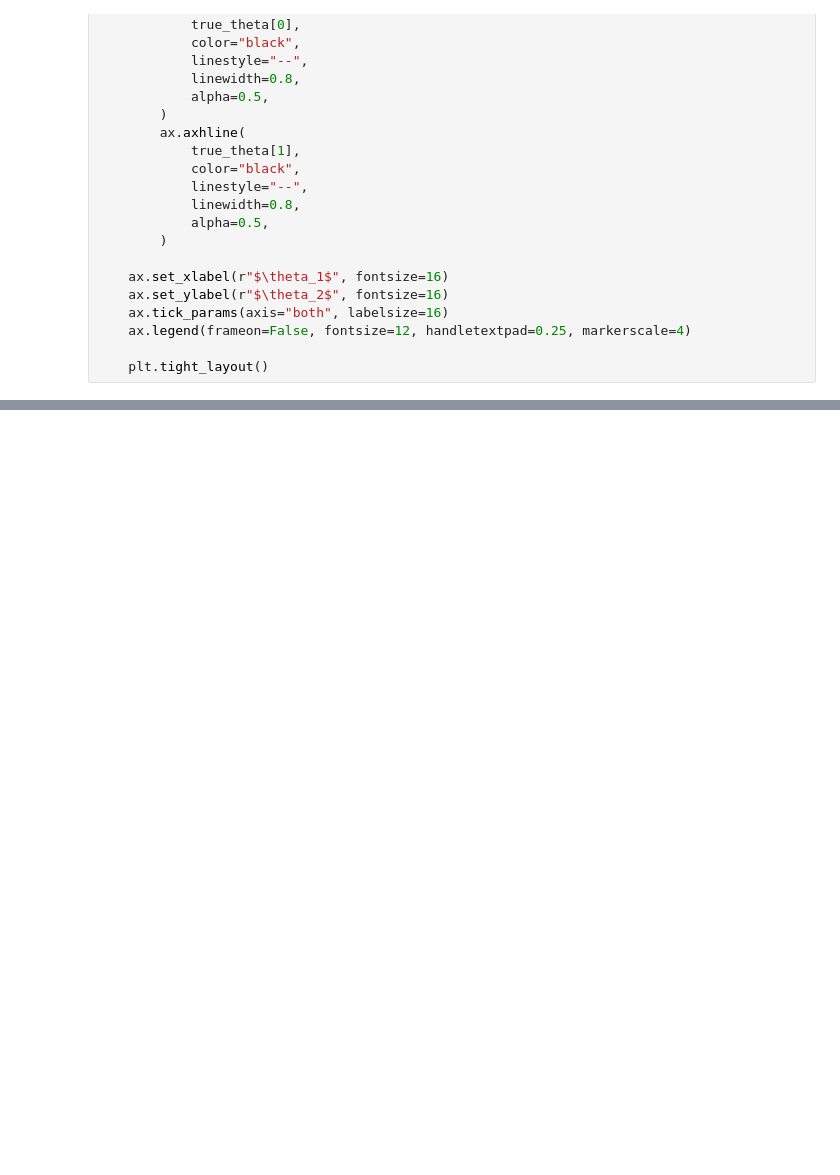
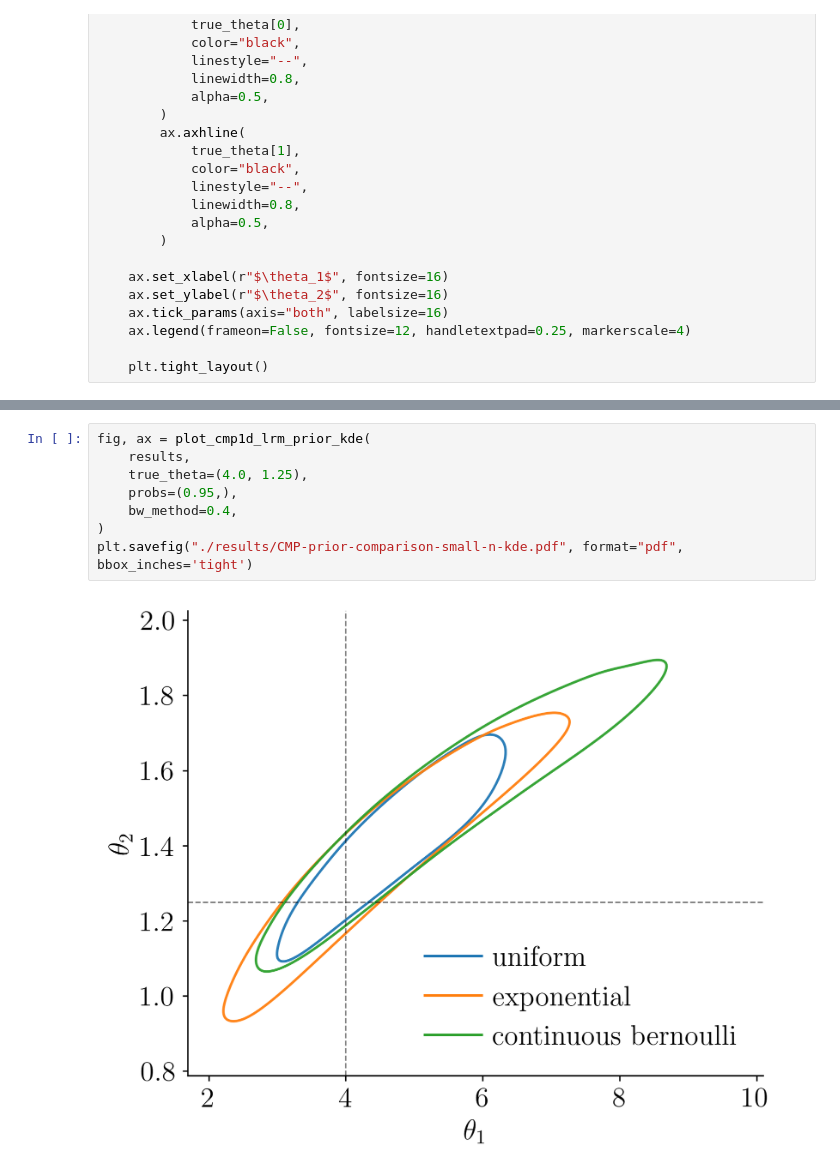
Before and after one commit to williamlaplante/LRM-Bayes, a Jupyter notebook: experiments/counts/univariate/non-Gaussian-priors-small-n.ipynb, the cells around one changed output, grey strips where cells are left out. Drawn from its saved outputs; the diff is of its cells as text; blank space fills up the shorter version.

```diff
--- a/experiments/counts/univariate/non-Gaussian-priors-small-n.ipynb
+++ b/experiments/counts/univariate/non-Gaussian-priors-small-n.ipynb
@@ -345,0 +483,10 @@ plot_cmp1d_lrm_prior_samples(
+# %%
+fig, ax = plot_cmp1d_lrm_prior_kde(
+    results,
+    true_theta=(4.0, 1.25),
+    probs=(0.95,),
+    bw_method=0.4,
+)
+plt.savefig("./results/CMP-prior-comparison-small-n-kde.pdf", format="pdf", bbox_inches='tight')
+# %% [output]
+[figure, added]
```
Also changed, not shown: parts of 3 cells of this notebook, 1 other file.
